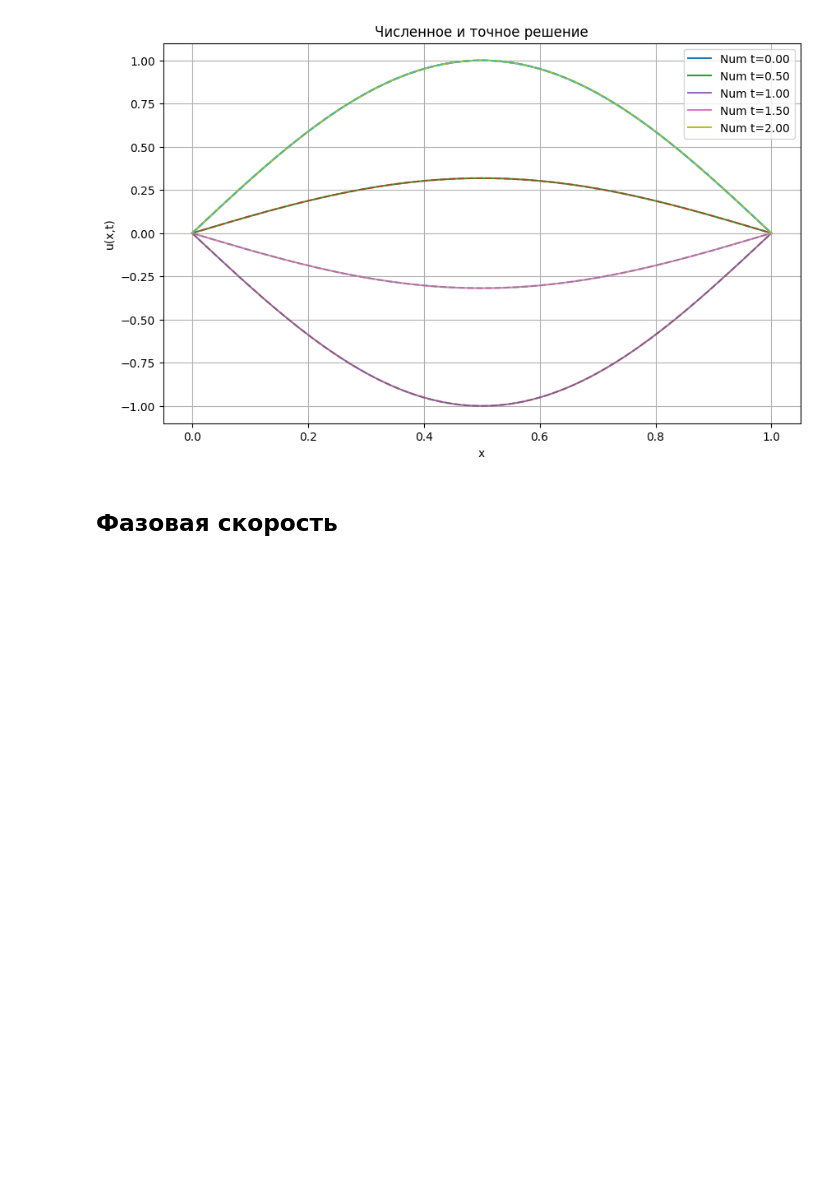
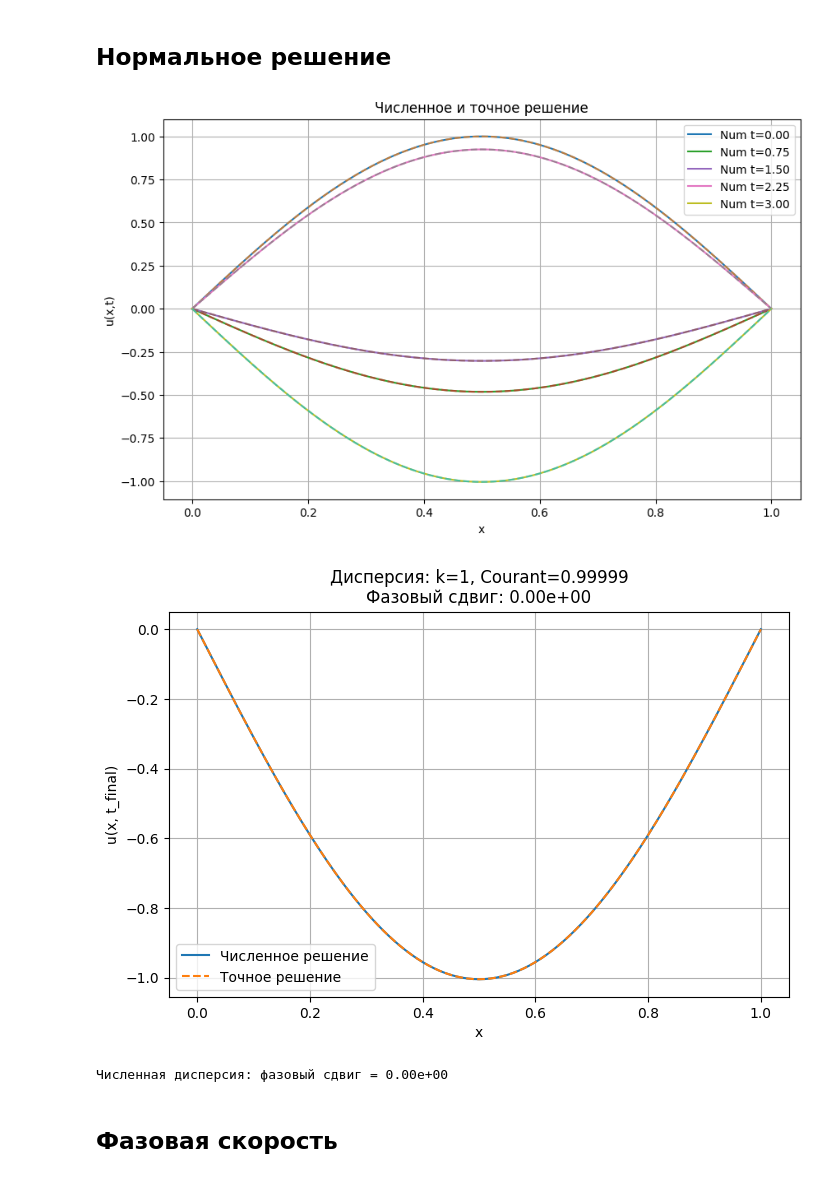
Before and after one commit to PavelSenyushkin/Computational-Electrodynamics, a Jupyter notebook: Wave_eq.ipynb, the cells around one changed output. Saved outputs shown, nothing was run; the diff lists cells and outputs as text; code cells hidden in the pictures; blank space fills up the shorter version.

```diff
--- a/Wave_eq.ipynb
+++ b/Wave_eq.ipynb
@@ -93,20 +93,24 @@ def demonstrate_dispersion(solver: ExplicitWaveSolver, k: int = 5):
     plt.grid()
     plt.show()
     print(f'Численная дисперсия: фазовый сдвиг = {phase_shift:.2e}')
+# %% [markdown]
+## Нормальное решение
 # %%
 if __name__ == "__main__":
     # Конфигурация
-    grid = GridConfig(x1=0, x2=1, t1=0, t2=2, nx=201, courant=1)
+    grid = GridConfig(x1=0, x2=1, t1=0, t2=3, nx=201, courant=0.99999)
     funcs = WaveFunctions(k=1)
     solver = ExplicitWaveSolver(grid, funcs)
     u = solver.solve()
     # Визуализация
     plotter = SolutionPlotter()
     plotter.plot(grid, u, funcs)
     # Демонстрируем численную дисперсию для коротких волн:
-    #demonstrate_dispersion(solver, k=30)
+    demonstrate_dispersion(solver, k=1)
 # %% [output]
-[figure, old version]
+[figure, new version]
+[figure, added]
+Численная дисперсия: фазовый сдвиг = 0.00e+00
 # %%
 import numpy as np
 import matplotlib.pyplot as plt
```
Also changed, not shown: parts of 21 cells of this notebook.
